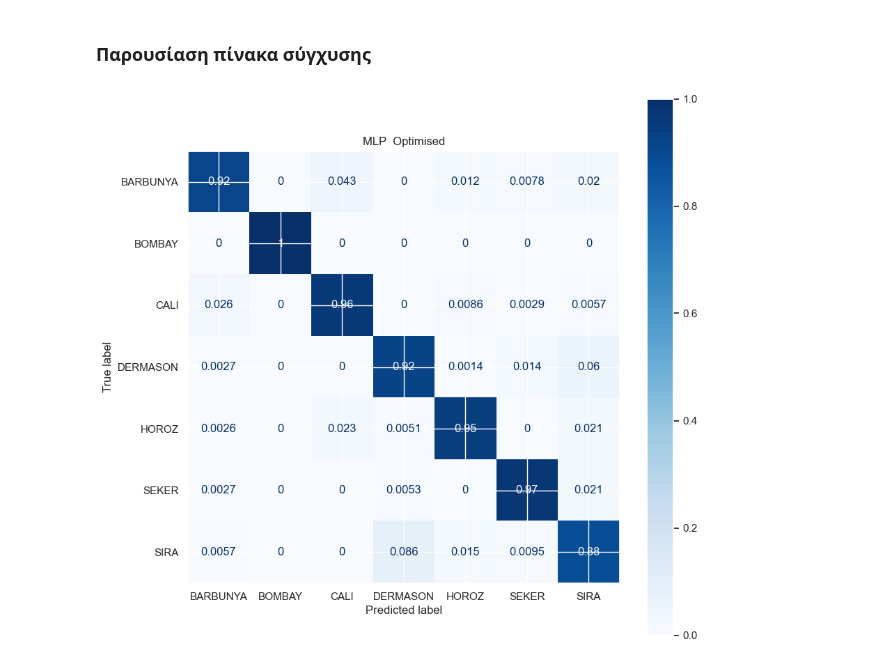
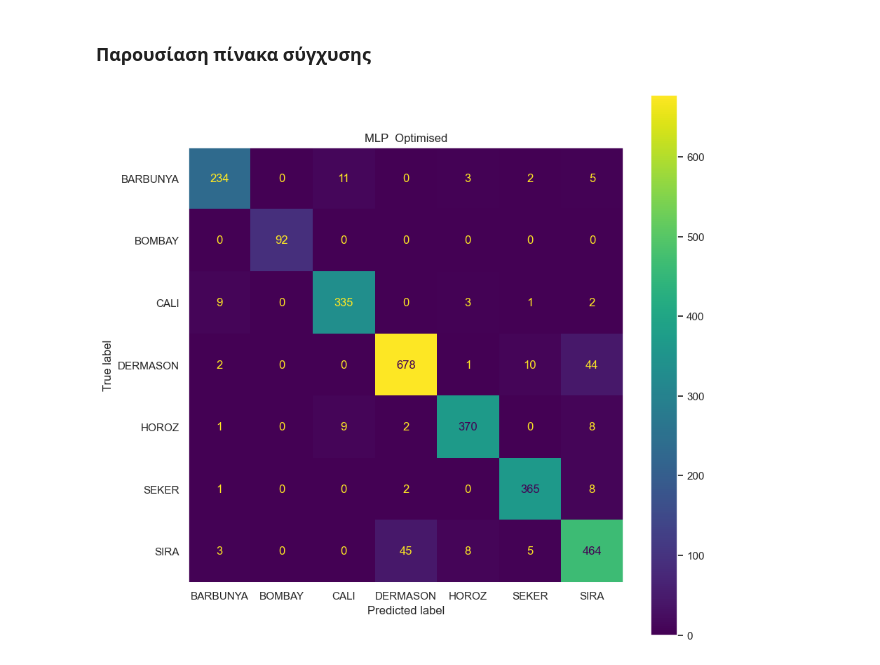
Before and after one commit to ngregoriade/neural_net_ntua, a Jupyter notebook: part2.ipynb, the cells around one changed output. Cells and saved outputs as stored; diff of their text form; code cells hidden in the pictures.

```diff
--- a/part2.ipynb
+++ b/part2.ipynb
@@ -739,19 +751,20 @@ pd.DataFrame([list(final_scores_acc.values()),list(final_scores_f1.values())], i
 # %%
 from sklearn.metrics import confusion_matrix, plot_confusion_matrix
 import matplotlib.pyplot as plt
 
 best_MLP_confusion = estimator_mlp_acc.best_estimator_
 best_SVM_confusion = estimator_svm_acc.best_estimator_
 
 #classifier: Multi-Layer Perceptron
 y1_pred= best_MLP_confusion.predict(x_test)
 M1 = confusion_matrix(y_test, y1_pred)
 fig, ax = plt.subplots(figsize=(10,10))
-plot_confusion_matrix(best_MLP_confusion, x_test, y_test, ax=ax, cmap=plt.cm.Blues, normalize='true')
+plot_confusion_matrix(best_MLP_confusion, x_test, y_test, ax=ax, )
 plt.title("MLP  Optimised")
+plt.grid(False)
 plt.show()
 # %% [output]
-[figure, old version]
+[figure, new version]
 # %%
 #classifier: Support Vector
 y2_pred = best_SVM_confusion.predict(x_test)
```
Also changed, not shown: parts of 3 cells of this notebook, 4 other files.
